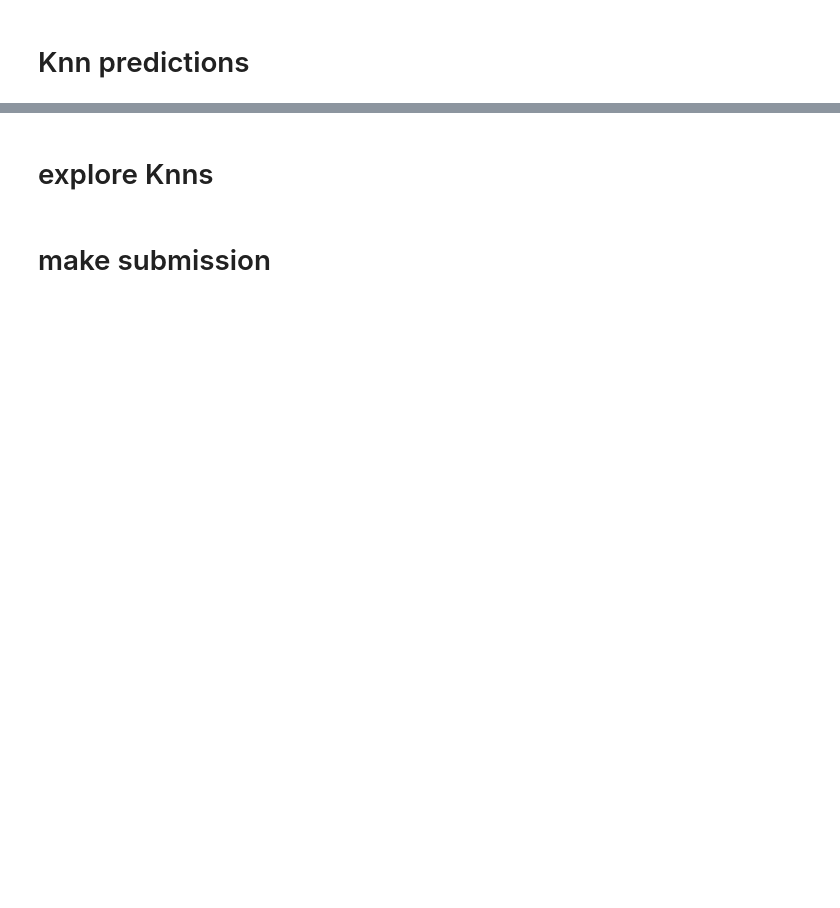
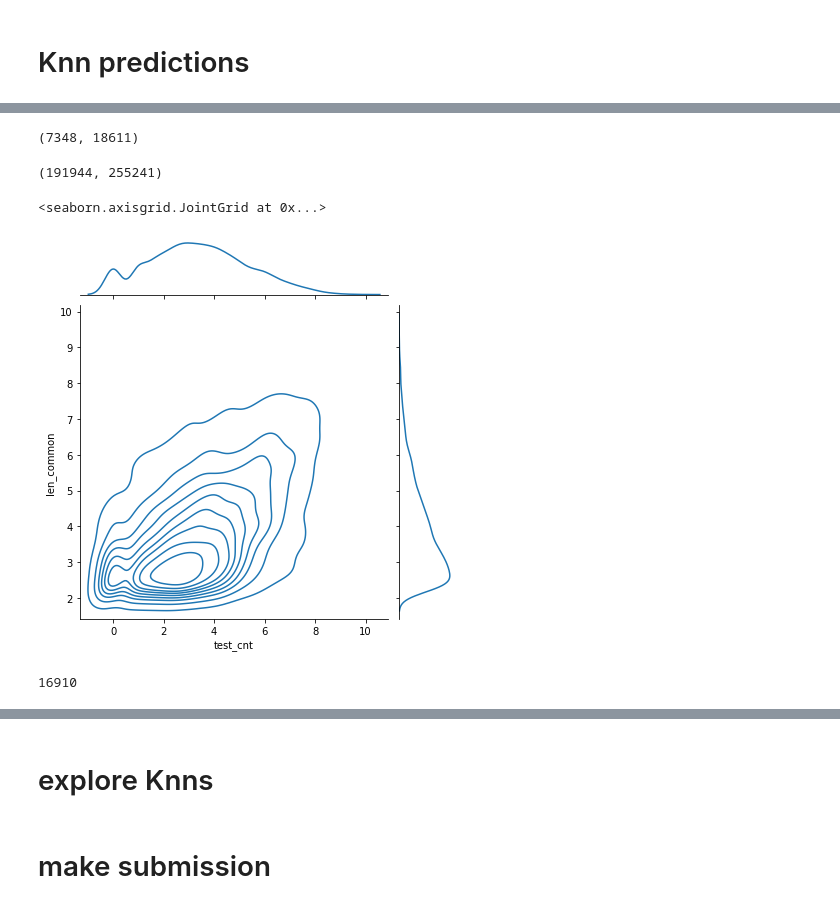
Before and after one commit to stameser/kaggle-hm, a Jupyter notebook: notebooks/item_to_item_cf.ipynb, the cells around one changed output, grey strips where cells are left out. Cells and saved outputs as stored; diff of their text form; code cells hidden in the pictures; blank space fills up the shorter version.

```diff
--- a/notebooks/item_to_item_cf.ipynb
+++ b/notebooks/item_to_item_cf.ipynb
@@ -181,0 +218,26 @@ match = test[['customer_id', 'article_id']].drop_duplicates().merge(candidates,
+# %%
+test_sales = test.groupby('article_id').agg(test_cnt=('customer_id', 'count')).reset_index()
+ext = test.merge(similarity_df, left_on='article_id', right_on='a', how='left')
+sim_test = ext.groupby('article_id', observed=True).agg(simil=('simil', 'max'), len_common=('len_common', 'max')).reset_index().merge(test_sales, on='article_id')
+item_sales = t[(t['t_dat'] <= train_dates['end'])].groupby('article_id', observed=True).agg(cnt=('customer_id', 'count'), min_dt=('t_dat', 'min'), max_dt=('t_dat', 'max')).reset_index()
+sim_test = sim_test.merge(item_sales, on='article_id', how='left')
+# %%
+# similarity recall - out of 18.6k items, we have similarities for 7.3k items
+sim_test[~sim_test['simil'].isna()].shape[0], sim_test.shape[0]
+# %% [output]
+(7348, 18611)
+# %%
+# sales recall - out of 255k sold items, we recommended items that covered 191k (75%)
+sim_test[~sim_test['simil'].isna()]['test_cnt'].sum(), sim_test['test_cnt'].sum()
+# %% [output]
+(191944, 255241)
+# %%
+sns.jointplot(data=sim_test[~sim_test['simil'].isna()][['test_cnt', 'len_common']].apply(np.log2), x='test_cnt', y='len_common', kind='kde')
+# %% [output]
+<seaborn.axisgrid.JointGrid at 0x...>
+[figure, added]
+# %%
+# items recall - out of 18.3k items sold in test period, we had 16.9k items sold in train period
+np.intersect1d(test['article_id'].unique(), train['article_id'].unique()).size
+# %% [output]
+16910
```
Also changed, not shown: parts of 75 cells of this notebook, 4 other files.
